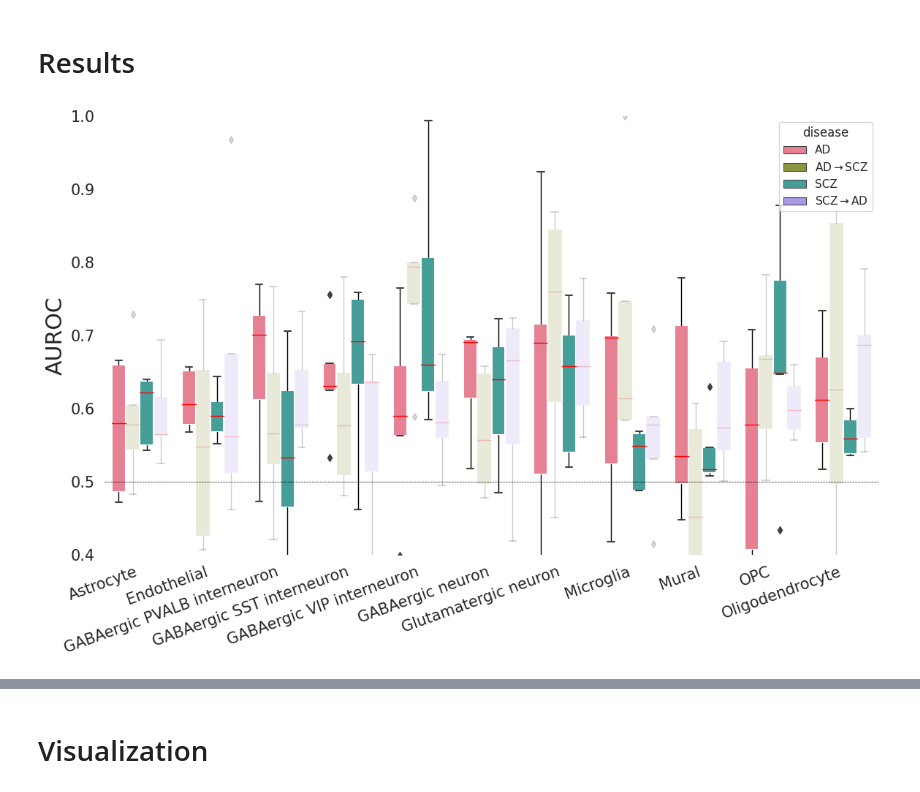
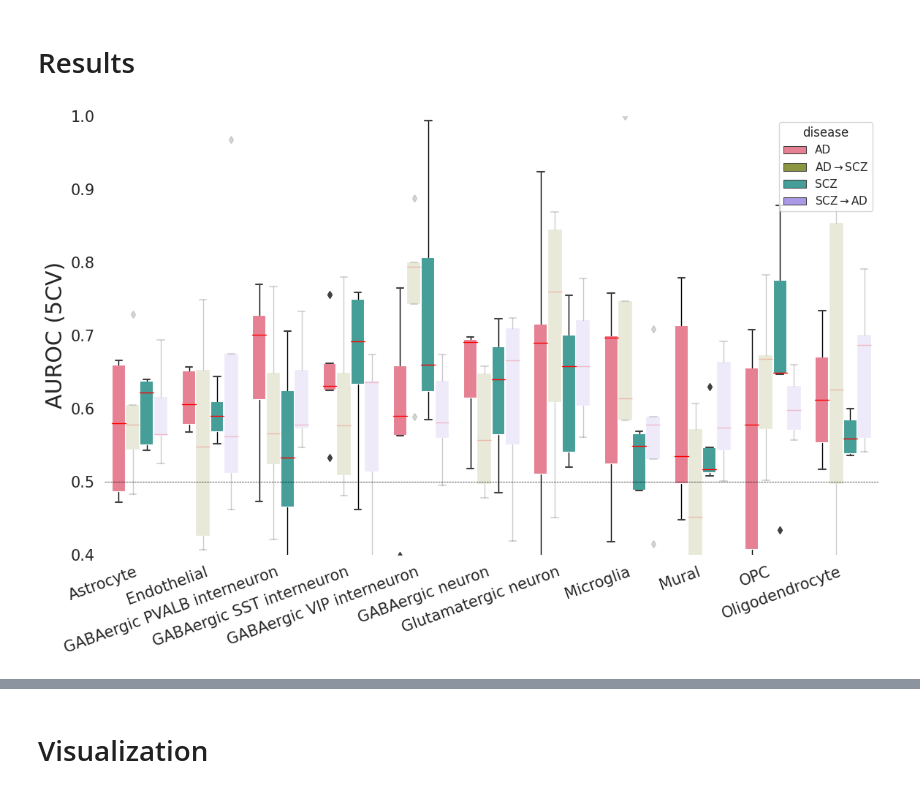
Before and after one commit to Oafish1/GNN-Plus, a Jupyter notebook: 2_classification.ipynb, the cells around one changed output, grey strips where cells are left out. Drawn from its saved outputs; the diff is of its cells as text; code cells hidden in the pictures.

Commit message:
Slight visualization changes

```diff
--- a/2_classification.ipynb
+++ b/2_classification.ipynb
@@ -607,35 +607,35 @@ axs = [axs]
 sns.boxplot(ax=axs[0], data=df, y='auroc', x='cell_type', hue='disease', **style)
 sns.move_legend(axs[0], 'upper right')
 sns.despine(ax=axs[0], left=True, bottom=True)
 
 # Labels
-axs[0].set_ylabel('AUROC')
+axs[0].set_ylabel(f'AUROC ({int(np.max(df["fold"])+1)}CV)')
 axs[0].set_xlabel(None)
 plt.xticks(rotation=20, ha='right')
 
 # Markers
 axs[0].axhline(y=.5, color='black', linestyle='--', linewidth=.5)
 axs[0].set_ylim([.4, 1. if np.max(df['auroc']) > .8 else .8])
 
 # Fade out alt runs
 box_patches = [patch for patch in axs[0].patches if type(patch) == mpl.patches.PathPatch]
 lines_per_boxplot = len(axs[0].lines) // len(box_patches)
 for i, patch in enumerate(box_patches):
     # disease = diseases[i % len(diseases)]
     disease = df.sort_values(['cell_type', 'disease']).iloc[::folds].iloc[i]['disease']
     if '$\\rightarrow$' in disease:
         # Change patch
         patch.set_alpha(.2)
 
         # Change lines
         for line in axs[0].lines[i * lines_per_boxplot: (i + 1) * lines_per_boxplot]:
             line.set_alpha(.2)
 
 # Save figure
 plt.tight_layout()
 plt.savefig(f'{get_dirs("")[1][:-1]}/fig_performance_box-{runs}-{folds}.png', dpi=300, bbox_inches='tight')
 # %% [output]
-[figure, old version]
+[figure, new version]
 # %%
 # Create Figure
 fig, axs = plt.subplots(1, 1, figsize=(2*len(diseases), len(np.unique(df['cell_type']))))
```
Also changed, not shown: parts of 6 cells of this notebook, 3 other files.
